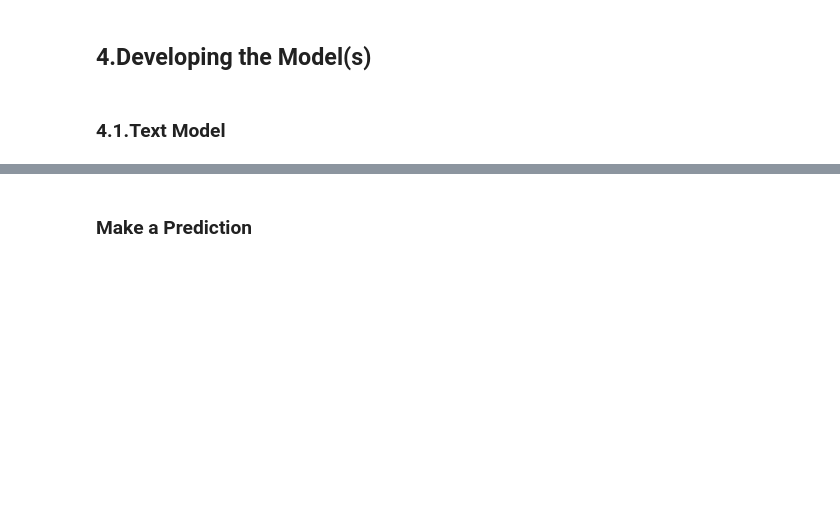
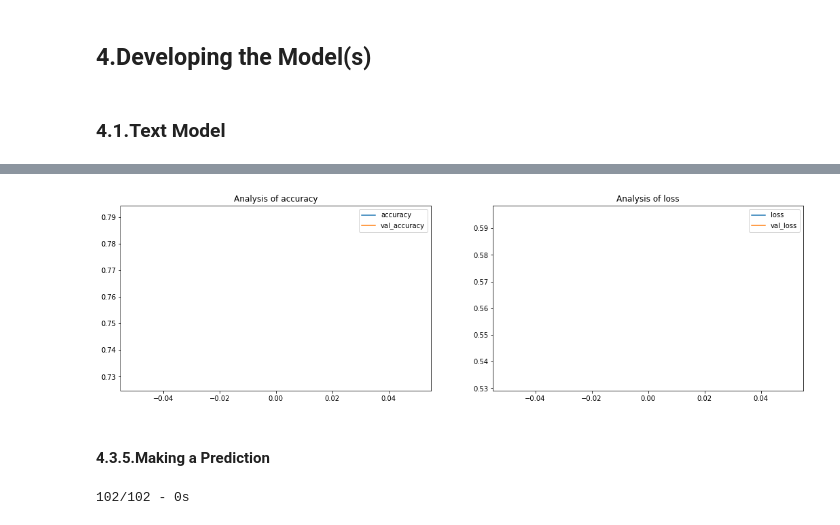
Before and after one commit to keivanipchihagh/NLP-with-Disaster-Tweets, a Jupyter notebook: NLP with Disaster Tweets.ipynb, the cells around one changed output, grey strips where cells are left out. Drawn from its saved outputs; the diff is of its cells as text; code cells hidden in the pictures; blank space fills up the shorter version.

```diff
--- a/NLP with Disaster Tweets.ipynb
+++ b/NLP with Disaster Tweets.ipynb
@@ -629,22 +647,8 @@ def plot_model_training(epochs, history, metrics):
 # %%
-X_train = train_encodes
-y_train = train_df['target']
-
-# Build model
-model = build_model(
-  x = X_train,
-  loss = 'binary_crossentropy',
-  optimizer = 'adam',
-  metrics = ['accuracy']
-)
-
-# Plot model
-plot_model(model = model, show_dtype = True, show_shapes = True, show_layer_names = False)
-
 # Train model
 history = train_model(
   model = model,
-  x = X_train,
+  x = X_train_encodes,
   y = y_train,
   epochs = 1,
   batch_size = 64,
@@ -658,3 +662,4 @@ plot_model_training(
   history = history,
   metrics = ['accuracy', 'loss']
 )
+# %% [output]
@@ -661,11 +667,12 @@ plot_model_training(
+[figure, added]
 # %% [markdown]
-### Make a Prediction
+#### 4.3.5.Making a Prediction
 # %%
-X_test = test_encodes
-
-pred = model.predict(X_test, verbose = 2)
+pred = model.predict(X_test_encodes, verbose = 2)
 pred = np.round(pred).astype(int).reshape(pred.shape[0])
 
-# Create submission
-submission = pd.DataFrame({'id': test_df['id'].values.tolist(), 'target': pred})
+# Create a submission
+submission = pd.DataFrame({'id': test_text_df['id'], 'target': pred})
 submission.to_csv('./submission.csv', index = False)
+# %% [output]
+102/102 - 0s
```
Also changed, not shown: parts of 16 cells of this notebook.
